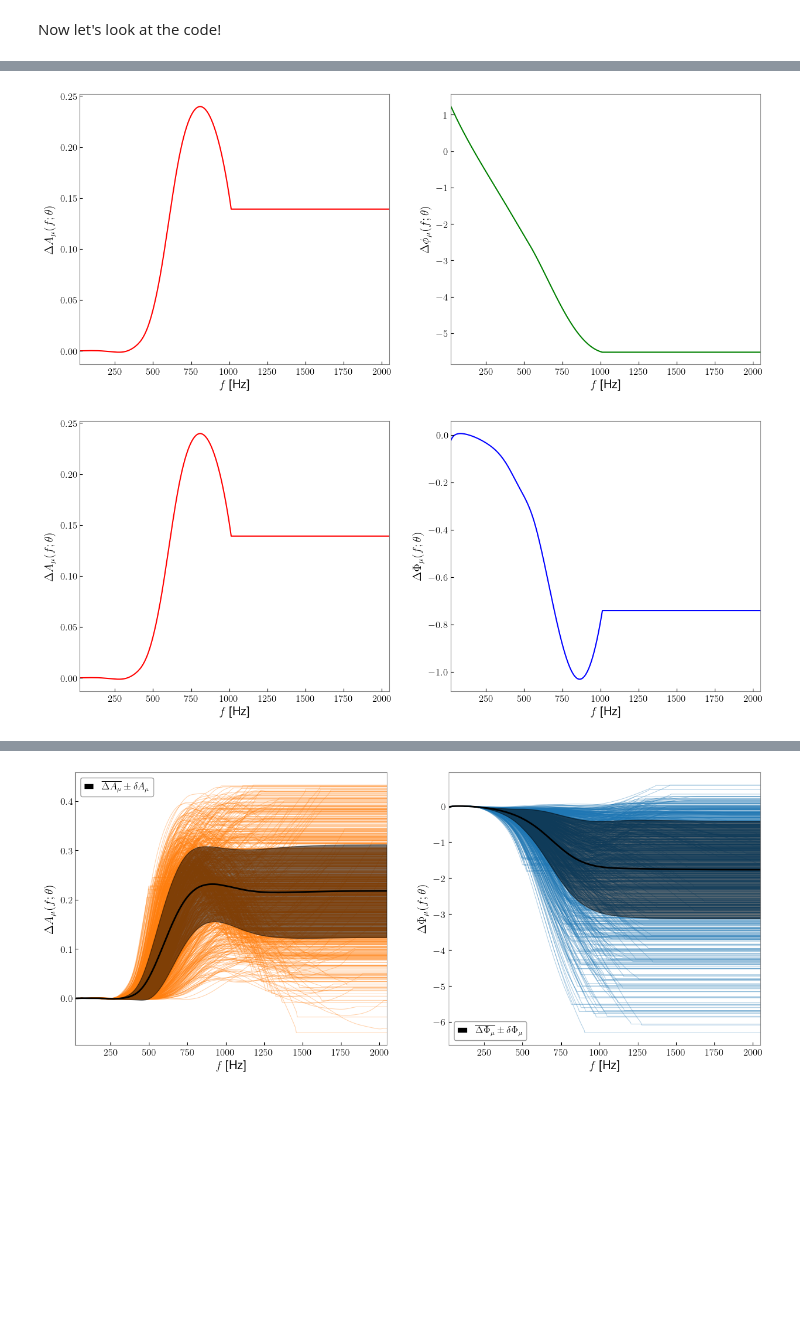
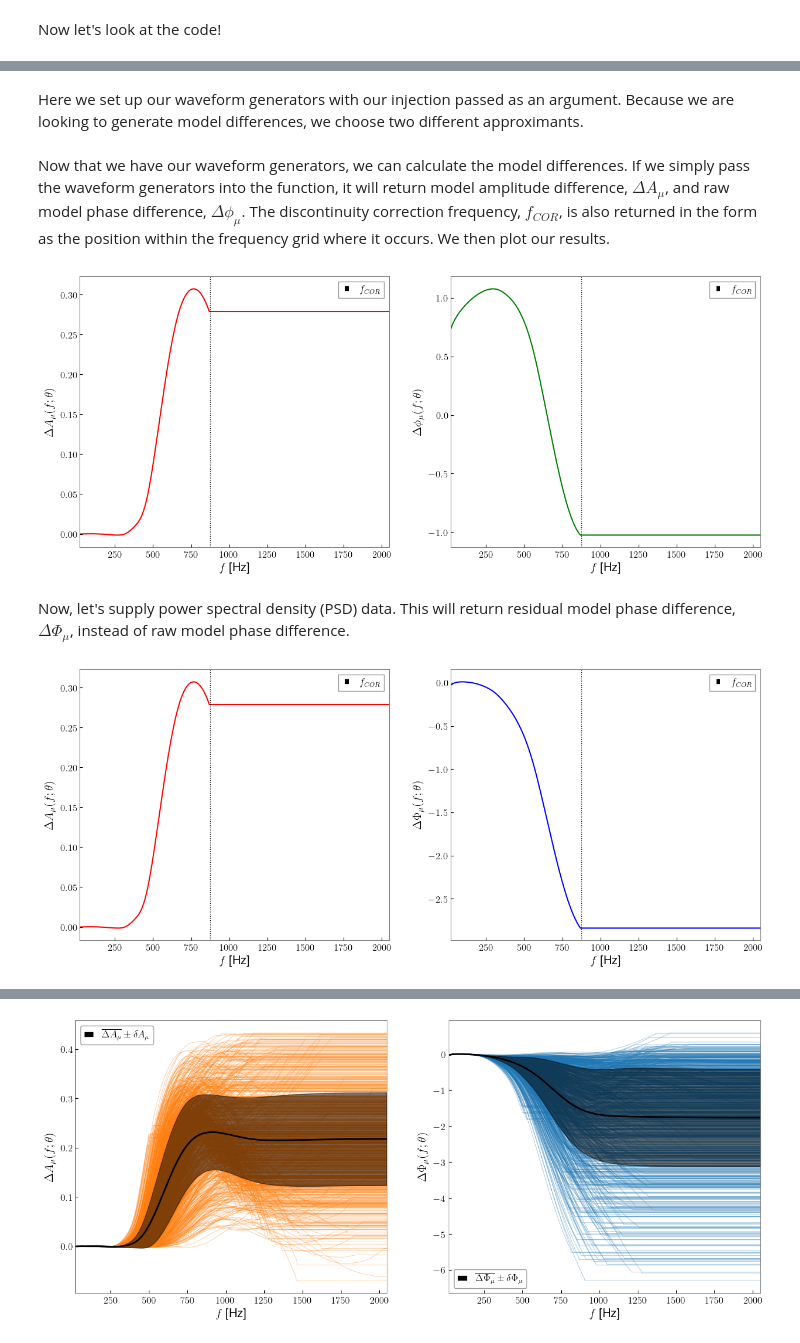
Before and after one commit to RyanSR71/waveform_uncertainty, a Jupyter notebook: docs/source/notebooks/Parameterization_Tutorial.ipynb, the cells around one changed output, grey strips where cells are left out. Drawn from its saved outputs; the diff is of its cells as text; code cells hidden in the pictures; blank space fills up the shorter version.

```diff
--- a/docs/source/notebooks/Parameterization_Tutorial.ipynb
+++ b/docs/source/notebooks/Parameterization_Tutorial.ipynb
@@ -117,2 +111,4 @@ parameter_data = wfu.parameter_dict_from_prior(prior,10000)
 injection = wfu.injection(parameter_data)
+# %% [markdown]
+Here we set up our waveform generators with our injection passed as an argument. Because we are looking to generate model differences, we choose two different approximants.
 # %%
@@ -147,22 +136,28 @@ frequency_grid,amplitude_difference,raw_phase_difference,_,_,_ = wfu.fd_model_di
+# %% [markdown]
+Now that we have our waveform generators, we can calculate the model differences. If we simply pass the waveform generators into the function, it will return model amplitude difference, $\Delta{A}_{\mu}$, and raw model phase difference, $\Delta\phi_{\mu}$. The discontinuity correction frequency, $f_{COR}$, is also returned in the form as the position within the frequency grid where it occurs. We then plot our results.
 # %%
-# Plotting our results!
+frequency_grid,amplitude_difference,raw_phase_difference,_,_,final_index = wfu.fd_model_difference(hf1,hf2)
 
 fig,ax = plt.subplots(1,2,figsize=(15,6))
 
 ax[0].plot(frequency_grid,amplitude_difference,color='red')
+ax[0].axvline(frequency_grid[final_index],color='k',linestyle='dotted',linewidth=1,label=r'$f_{COR}$')
 ax[0].set_xlim(frequency_grid[0],frequency_grid[-1])
 ax[0].set_xlabel(r'$\mathit{f}$'+" [Hz]")
 ax[0].set_ylabel(r'$\Delta{A}_{\mu}(f;\theta)$')
 ax[0].tick_params(direction='in')
+ax[0].legend()
 ax[0].grid(False)
 
 ax[1].plot(frequency_grid,raw_phase_difference,color='green')
+ax[1].axvline(frequency_grid[final_index],color='k',linestyle='dotted',linewidth=1,label=r'$f_{COR}$')
 ax[1].set_xlim(frequency_grid[0],frequency_grid[-1])
 ax[1].set_xlabel(r'$\mathit{f}$'+" [Hz]")
 ax[1].set_ylabel(r'$\Delta\phi_{\mu}(f;\theta)$')
 ax[1].tick_params(direction='in')
+ax[1].legend()
 ax[1].grid(False)
 
 plt.show()
 # %% [output]
-[figure, old version]
+[figure, new version]
@@ -175,22 +164,30 @@ frequency_grid,amplitude_difference,residual_phase_difference,_,_,_ = wfu.fd_mod
+# %% [markdown]
+Now, let's supply power spectral density (PSD) data. This will return residual model phase difference, $\Delta\Phi_{\mu}$, instead of raw model phase difference.
 # %%
-# Plotting our results!
+psd_data = np.loadtxt('https://dcc.ligo.org/public/0158/P1900011/001/GWTC1_GW170817_PSDs.dat',comments='#')
+
+frequency_grid,amplitude_difference,residual_phase_difference,_,_,final_index = wfu.fd_model_difference(hf1,hf2,psd_data=psd_data)
 
 fig,ax = plt.subplots(1,2,figsize=(15,6))
 
 ax[0].plot(frequency_grid,amplitude_difference,color='red')
+ax[0].axvline(frequency_grid[final_index],color='k',linestyle='dotted',linewidth=1,label=r'$f_{COR}$')
 ax[0].set_xlim(frequency_grid[0],frequency_grid[-1])
 ax[0].set_xlabel(r'$\mathit{f}$'+" [Hz]")
 ax[0].set_ylabel(r'$\Delta{A}_{\mu}(f;\theta)$')
 ax[0].tick_params(direction='in')
+ax[0].legend()
 ax[0].grid(False)
 
 ax[1].plot(frequency_grid,residual_phase_difference,color='blue')
+ax[1].axvline(frequency_grid[final_index],color='k',linestyle='dotted',linewidth=1,label=r'$f_{COR}$')
 ax[1].set_xlim(frequency_grid[0],frequency_grid[-1])
 ax[1].set_xlabel(r'$\mathit{f}$'+" [Hz]")
 ax[1].set_ylabel(r'$\Delta\Phi_{\mu}(f;\theta)$')
 ax[1].tick_params(direction='in')
+ax[1].legend()
 ax[1].grid(False)
 
 plt.show()
 # %% [output]
-[figure, old version]
+[figure, new version]
```
Also changed, not shown: parts of 22 cells of this notebook.
